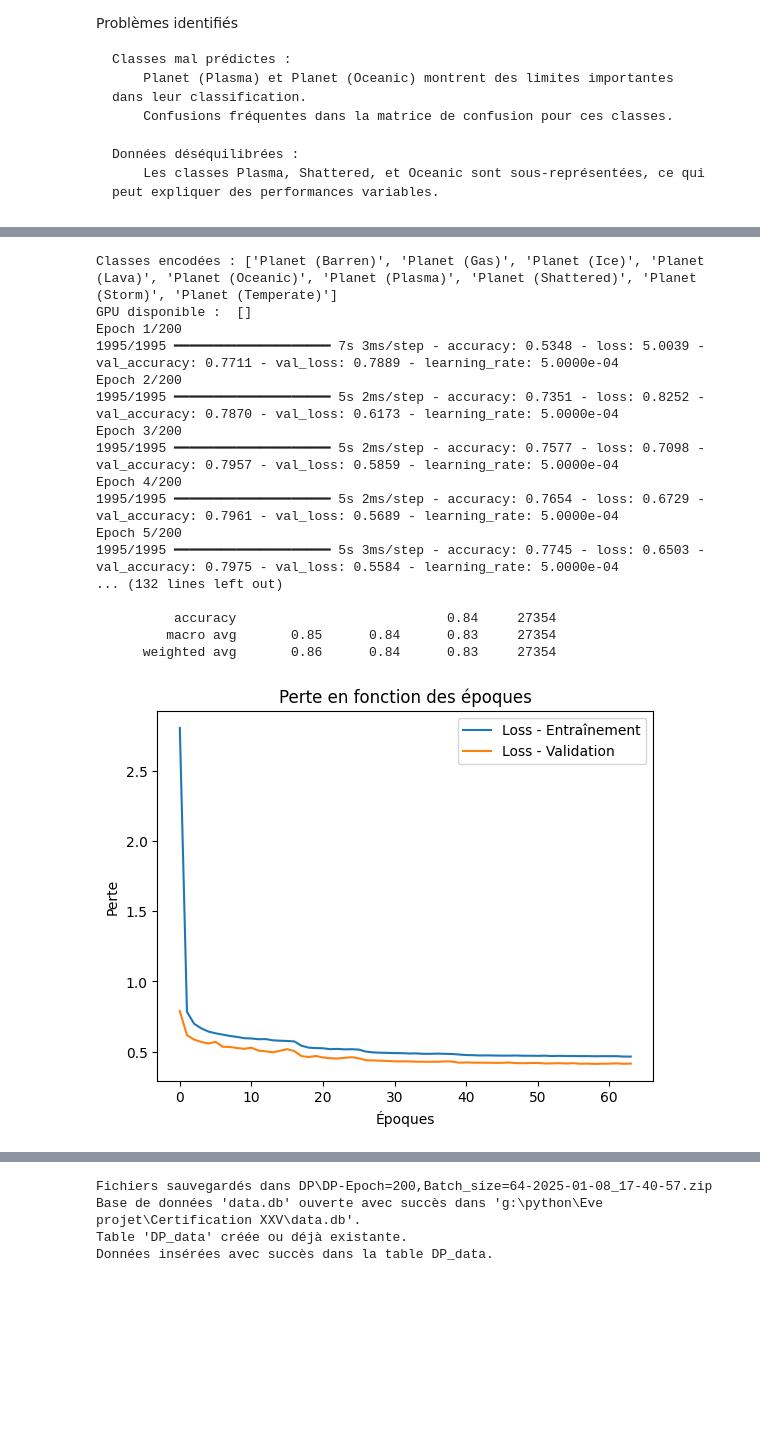
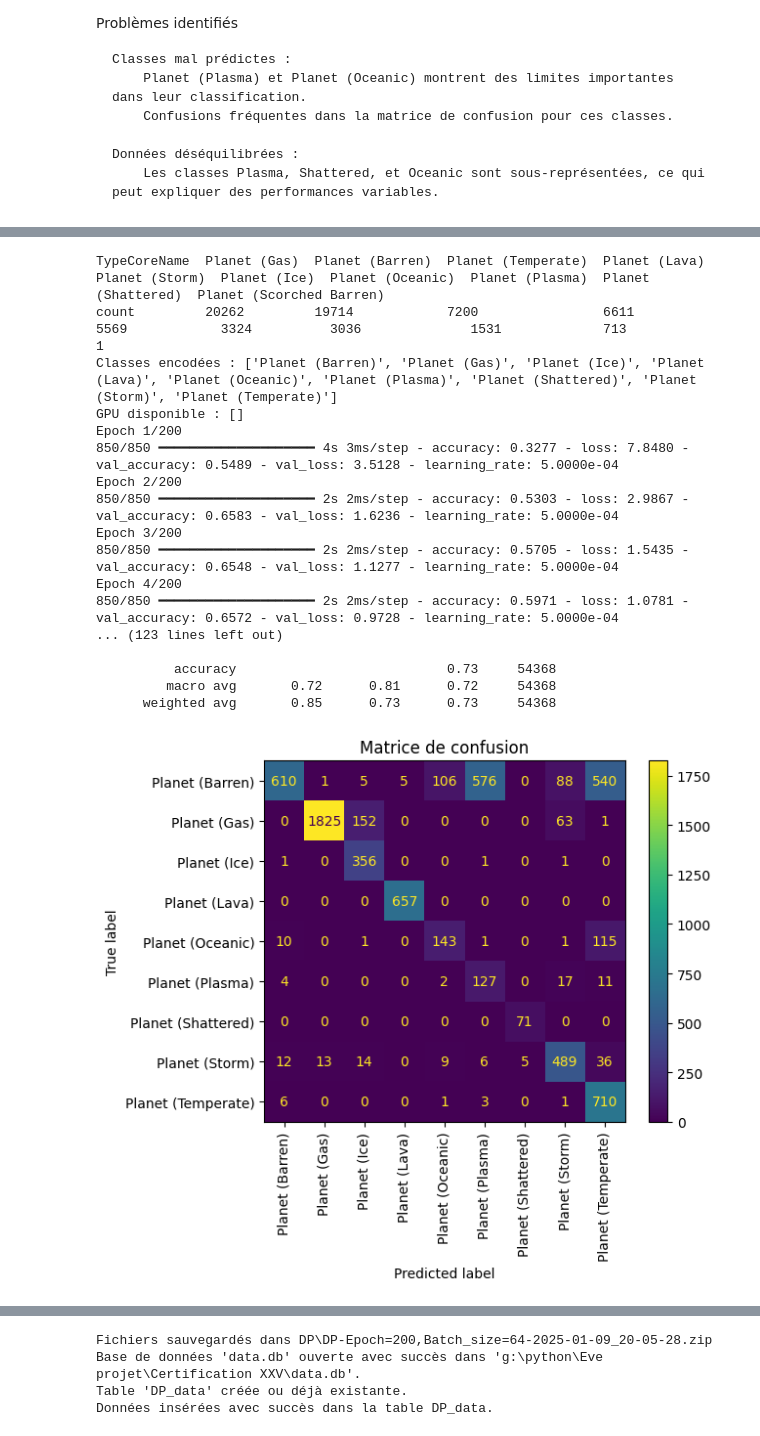
Before and after one commit to baussant/AI-Astronomique, a Jupyter notebook: Projet.ipynb, the cells around one changed output, grey strips where cells are left out. Cells and saved outputs as stored; diff of their text form; code cells hidden in the pictures; blank space fills up the shorter version.

```diff
--- a/Projet.ipynb
+++ b/Projet.ipynb
@@ -532,37 +632,55 @@ Analyse des classes
 # %%
+"""
+# Data de simulation
 Echantillon_min=100     # Nbr d'échantillon minimal pour l'analyse, si il y a moins de 100 planètes d'un type nous ne la prenons pas en compte
 Y_Target = 'TypeCoreName'
 X_Chara = ['temperature','radius','orbitRadius','massGas','rotationRate','massDust','density','escapeVelocity','surfaceGravity']
 Smote_State = True     # Activation de la fonction Smote, Rééquilibrage des classes
 Weight_Class = False    # Activation du poids des classes
 Adjust_Factor = 1.5     # Facteur d'ajustement pour le poids des classes (Seul deux classes sont impactées) Barren et Oceanic
 Epoque = 200            # Nombre d'époques
 batch_size_nbr = 64     # Taille du batch 64
 Learning_Rate = 0.0005  # Taux d'apprentissage
 Save_Model = True       # Sauvegarde les paramètres et le modèle dans fichier Zip dans le Répertoire DP
+"""
+Echantillon_min=100     # Nbr d'échantillon minimal pour l'analyse, si il y a moins de 100 planètes d'un type nous ne la prenons pas en compte
+Y_Target = 'TypeCoreName'
+X_Chara = ['temperature','radius','orbitRadius','massGas','rotationRate','massDust','density','escapeVelocity','surfaceGravity']
+Smote_State = True     # Activation de la fonction Smote, Rééquilibrage des classes
+Weight_Class = False    # Activation du poids des classes sans smote
+Adjust_Factor = 1.5     # Facteur d'ajustement pour le poids des classes (Seul deux classes sont impactées) Barren et Oceanic
+Epoque = 200            # Nombre d'époques
+batch_size_nbr = 64     # Taille du batch 64
+Learning_Rate = 0.0005  # Taux d'apprentissage
+Save_Model = True       # Sauvegarde les paramètres et le modèle dans fichier Zip dans le Répertoire DP
 
-if Smote_State== False:        # Si le SMOTE est désactivé
+if Smote_State== True:        # Si le SMOTE est activé
     Weight_Class = False       # Le poids des classes est désactivé
     Adjust_Factor = 0          # Le facteur d'ajustement est à 0
 
+# Grouper par 'TypeCoreName' et compter les occurrences de chaque type
+typecore_count = df_planet['TypeCoreName'].value_counts()
+typecore_table = typecore_count.to_frame().T  # Vision Horizontal
+print(typecore_table)
+
 
 Deep2(Smote_State,df_planet,Echantillon_min,Y_Target,X_Chara,Weight_Class,Adjust_Factor,Epoque,batch_size_nbr,Learning_Rate,Save_Model)
 # %% [output]
+TypeCoreName  Planet (Gas)  Planet (Barren)  Planet (Temperate)  Planet (Lava)  Planet (Storm)  Planet (Ice)  Planet (Oceanic)  Planet (Plasma)  Planet (Shattered)  Planet (Scorched Barren)
+count         20262         19714            7200                6611           5569            3324          3036              1531             713                 1
 Classes encodées : ['Planet (Barren)', 'Planet (Gas)', 'Planet (Ice)', 'Planet (Lava)', 'Planet (Oceanic)', 'Planet (Plasma)', 'Planet (Shattered)', 'Planet (Storm)', 'Planet (Temperate)']
-GPU disponible :  []
+GPU disponible : []
 Epoch 1/200
-1995/1995 ━━━━━━━━━━━━━━━━━━━━ 7s 3ms/step - accuracy: 0.5348 - loss: 5.0039 - val_accuracy: 0.7711 - val_loss: 0.7889 - learning_rate: 5.0000e-04
+850/850 ━━━━━━━━━━━━━━━━━━━━ 4s 3ms/step - accuracy: 0.3277 - loss: 7.8480 - val_accuracy: 0.5489 - val_loss: 3.5128 - learning_rate: 5.0000e-04
 Epoch 2/200
-1995/1995 ━━━━━━━━━━━━━━━━━━━━ 5s 2ms/step - accuracy: 0.7351 - loss: 0.8252 - val_accuracy: 0.7870 - val_loss: 0.6173 - learning_rate: 5.0000e-04
+850/850 ━━━━━━━━━━━━━━━━━━━━ 2s 2ms/step - accuracy: 0.5303 - loss: 2.9867 - val_accuracy: 0.6583 - val_loss: 1.6236 - learning_rate: 5.0000e-04
 Epoch 3/200
-1995/1995 ━━━━━━━━━━━━━━━━━━━━ 5s 2ms/step - accuracy: 0.7577 - loss: 0.7098 - val_accuracy: 0.7957 - val_loss: 0.5859 - learning_rate: 5.0000e-04
+850/850 ━━━━━━━━━━━━━━━━━━━━ 2s 2ms/step - accuracy: 0.5705 - loss: 1.5435 - val_accuracy: 0.6548 - val_loss: 1.1277 - learning_rate: 5.0000e-04
 Epoch 4/200
-1995/1995 ━━━━━━━━━━━━━━━━━━━━ 5s 2ms/step - accuracy: 0.7654 - loss: 0.6729 - val_accuracy: 0.7961 - val_loss: 0.5689 - learning_rate: 5.0000e-04
-Epoch 5/200
-1995/1995 ━━━━━━━━━━━━━━━━━━━━ 5s 3ms/step - accuracy: 0.7745 - loss: 0.6503 - val_accuracy: 0.7975 - val_loss: 0.5584 - learning_rate: 5.0000e-04
-... (132 lines left out)
+850/850 ━━━━━━━━━━━━━━━━━━━━ 2s 2ms/step - accuracy: 0.5971 - loss: 1.0781 - val_accuracy: 0.6572 - val_loss: 0.9728 - learning_rate: 5.0000e-04
+... (123 lines left out)
 
-          accuracy                           0.84     27354
-         macro avg       0.85      0.84      0.83     27354
-      weighted avg       0.86      0.84      0.83     27354
+          accuracy                           0.73     54368
+         macro avg       0.72      0.81      0.72     54368
+      weighted avg       0.85      0.73      0.73     54368
-[figure, old version]
+[figure, new version]
@@ -573,4 +691,4 @@ Epoch 5/200
-Fichiers sauvegardés dans DP\DP-Epoch=200,Batch_size=64-2025-01-08_17-40-57.zip
+Fichiers sauvegardés dans DP\DP-Epoch=200,Batch_size=64-2025-01-09_20-05-28.zip
 Base de données 'data.db' ouverte avec succès dans 'g:\python\Eve projet\Certification XXV\data.db'.
 Table 'DP_data' créée ou déjà existante.
 Données insérées avec succès dans la table DP_data.
```
Also changed, not shown: parts of 6 cells of this notebook, 15 other files.
